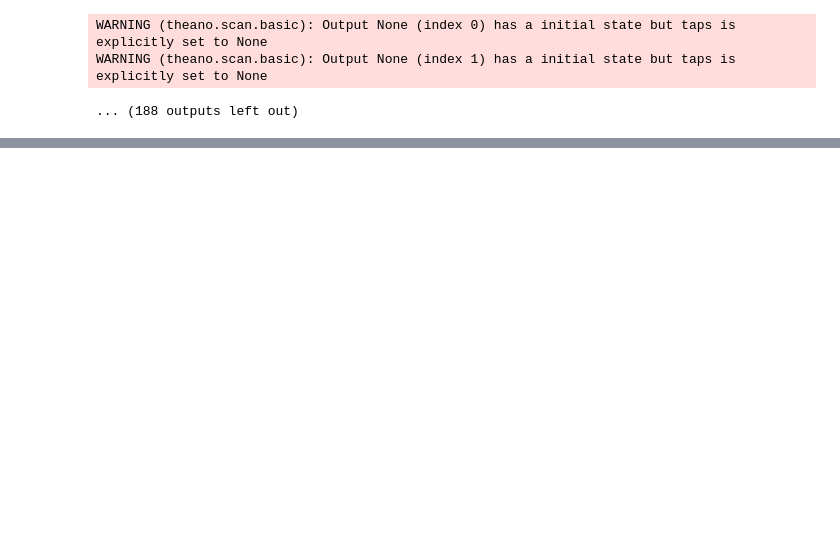
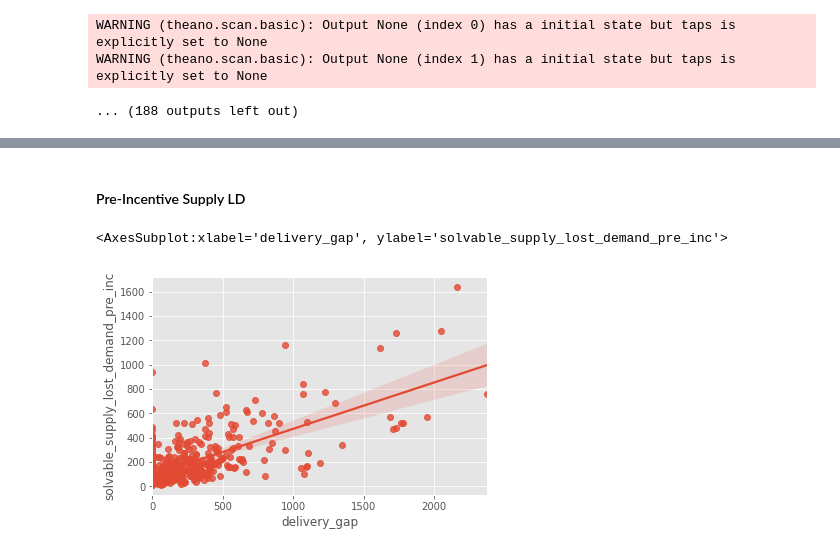
Before and after one commit to soreasy/bayesian_hierarchical_models, a Jupyter notebook: Zone-Day Gaps v2 - Backtest Final.ipynb, the cells around one changed output, grey strips where cells are left out. Drawn from its saved outputs; the diff is of its cells as text; code cells hidden in the pictures; blank space fills up the shorter version.

```diff
--- a/Zone-Day Gaps v2 - Backtest Final.ipynb
+++ b/Zone-Day Gaps v2 - Backtest Final.ipynb
@@ -320,0 +488,8 @@ daily_dist = lore.io.snowflake.dataframe(q, f_date=latest_f_date)
+# %%
+bt4['ideal_supply'] = bt4.demand_pred * bt4.ideal_ratio
+bt4['supply_deficit'] = bt4.ideal_supply - bt4.supply_pred
+bt4['supply_deficit_non_neg'] = np.maximum(bt4.supply_deficit, 0)
+bt4['delivery_gap_pre_cap'] = bt4.supply_deficit_non_neg * bt4.median_dps
+bt4['delivery_gap'] = np.minimum(bt4.delivery_gap_pre_cap, bt4.max_delivery_gap)
+# %%
+bt4['gap_diff'] = bt4.delivery_gap - bt4.delivery_gap_old
@@ -320,0 +547,5 @@ daily_dist = lore.io.snowflake.dataframe(q, f_date=latest_f_date)
+# %%
+metrics = pd.read_csv('./metrics_fdate_04_26_21.csv')
+metrics['date'] = metrics.date.apply(lambda x: datetime.strptime(x, '%Y-%m-%d').date())
+
+metrics.head(2)
@@ -320,0 +577,5 @@ daily_dist = lore.io.snowflake.dataframe(q, f_date=latest_f_date)
+# %%
+bt5 = bt4.merge(metrics,
+                left_on=['zone_id', 'pred_for_date'],
+                right_on=['zone_id', 'date'])
+bt5.shape
@@ -320,0 +606,8 @@ daily_dist = lore.io.snowflake.dataframe(q, f_date=latest_f_date)
+# %% [markdown]
+#### Pre-Incentive Supply LD
+# %%
+# before ideal ratio updates
+sns.regplot(x='delivery_gap', y='solvable_supply_lost_demand_pre_inc', data=bt5)
+# %% [output]
+<AxesSubplot:xlabel='delivery_gap', ylabel='solvable_supply_lost_demand_pre_inc'>
+[figure, added]
```
Also changed, not shown: parts of 96 cells of this notebook, 2 other files.
